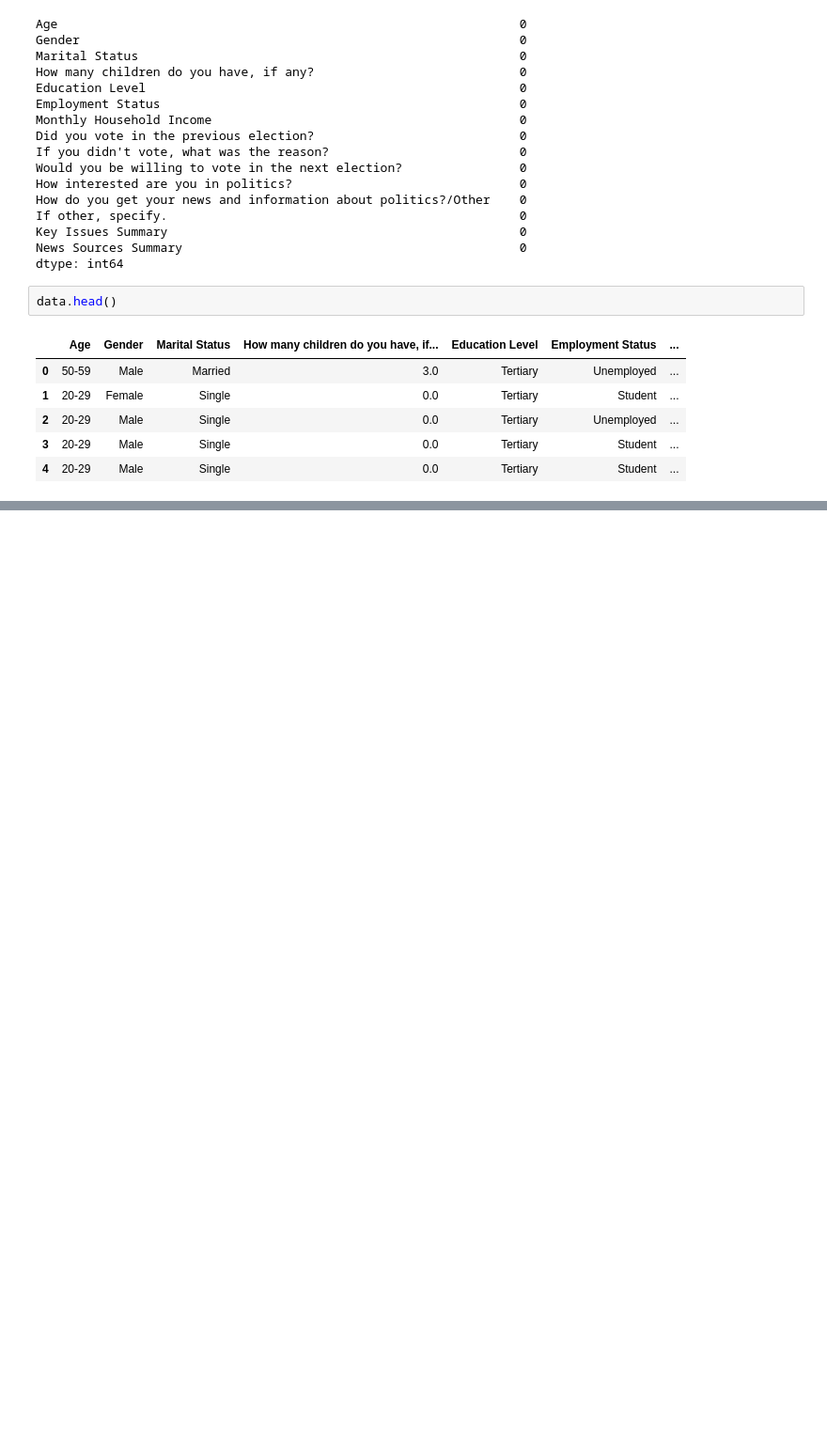
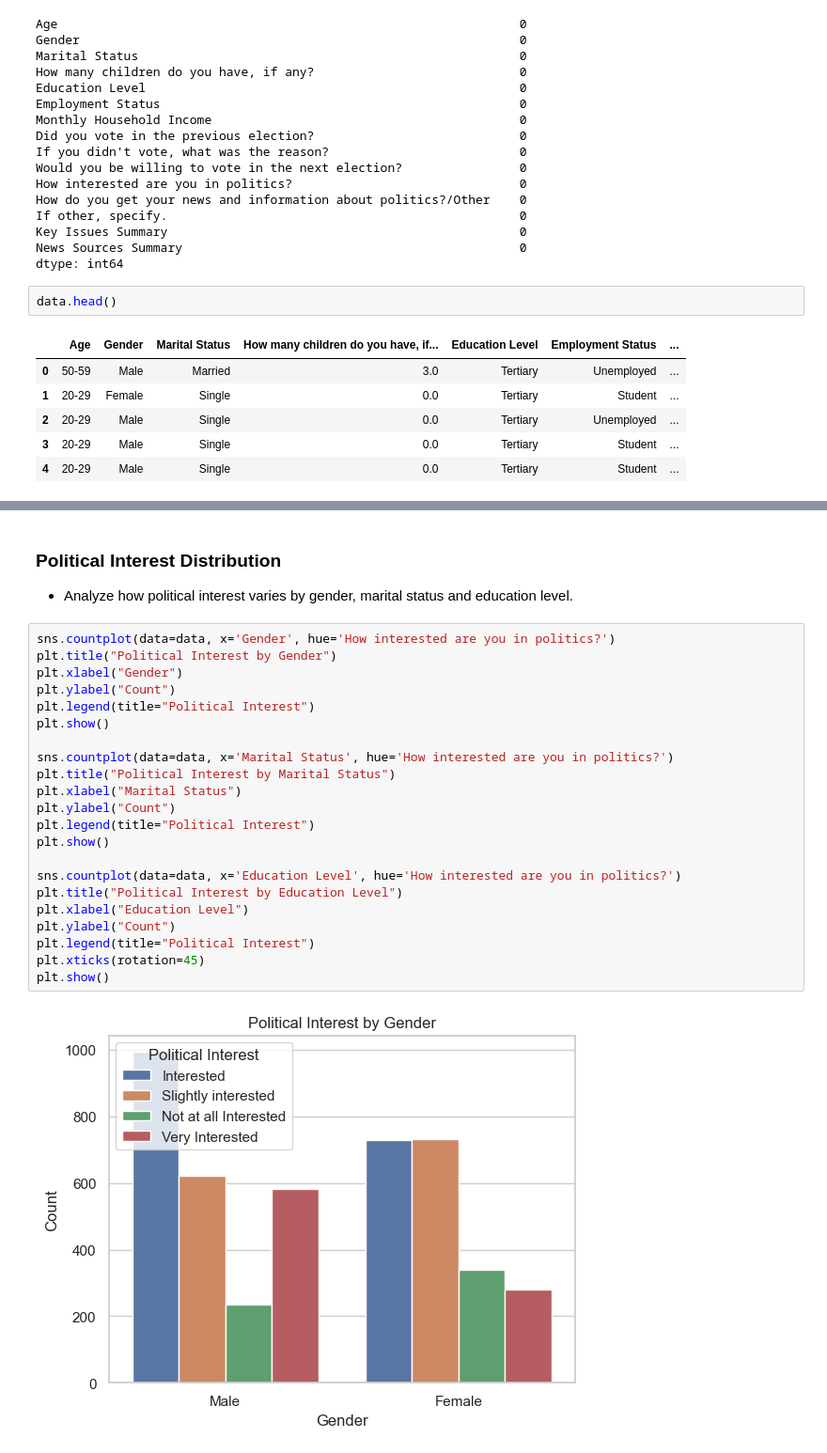
Before and after one commit to simonMakumi/Election-Data-Analysis, a Jupyter notebook: eda.ipynb, the cells around one changed output, grey strips where cells are left out. Shown at 94% size. Drawn from its saved outputs; the diff is of its cells as text; blank space fills up the shorter version.

```diff
--- a/eda.ipynb
+++ b/eda.ipynb
@@ -315,0 +447,27 @@ Cleaned data saved to cleaned_election_data.csv
+# %% [markdown]
+### Political Interest Distribution
+- Analyze how political interest varies by gender, marital status and education level.
+# %%
+sns.countplot(data=data, x='Gender', hue='How interested are you in politics?')
+plt.title("Political Interest by Gender")
+plt.xlabel("Gender")
+plt.ylabel("Count")
+plt.legend(title="Political Interest")
+plt.show()
+
+sns.countplot(data=data, x='Marital Status', hue='How interested are you in politics?')
+plt.title("Political Interest by Marital Status")
+plt.xlabel("Marital Status")
+plt.ylabel("Count")
+plt.legend(title="Political Interest")
+plt.show()
+
+sns.countplot(data=data, x='Education Level', hue='How interested are you in politics?')
+plt.title("Political Interest by Education Level")
+plt.xlabel("Education Level")
+plt.ylabel("Count")
+plt.legend(title="Political Interest")
+plt.xticks(rotation=45)
+plt.show()
+# %% [output]
+[figure, added]
```
Also changed, not shown: parts of 9 cells of this notebook.
